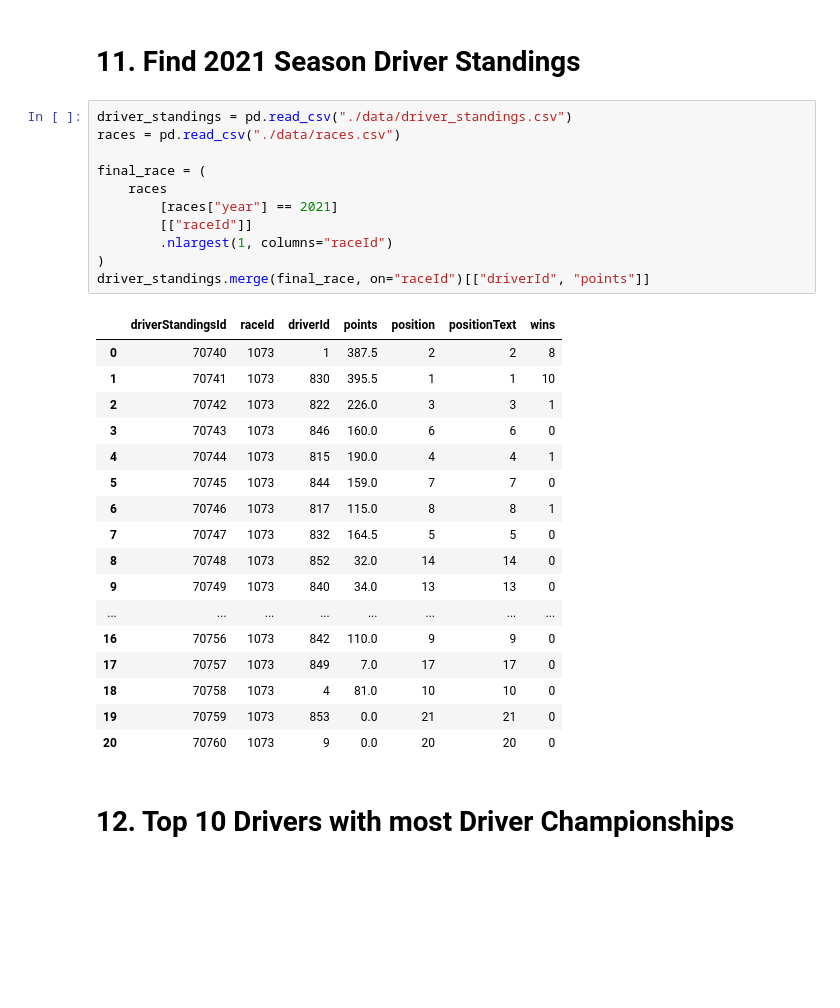
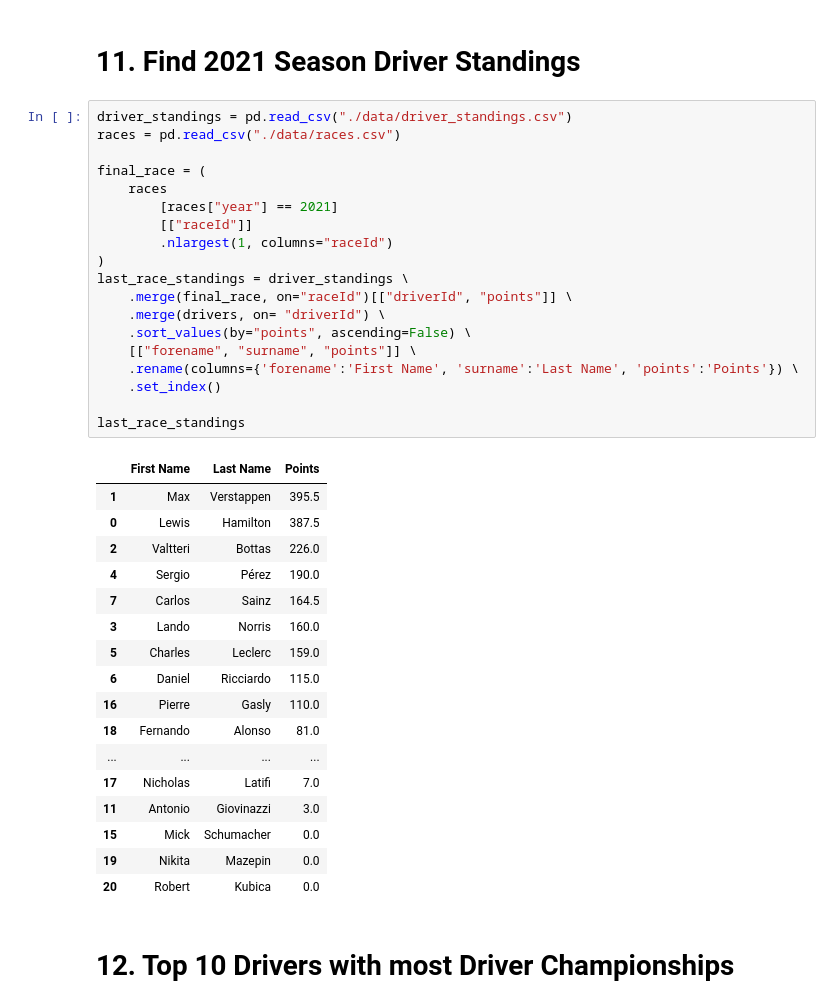
Before and after one commit to emarakakis/F1_Analysis, a Jupyter notebook: drivers.ipynb, the cells around one changed output. Cells and saved outputs as stored; diff of their text form; blank space fills up the shorter version.

```diff
--- a/drivers.ipynb
+++ b/drivers.ipynb
@@ -308,31 +308,39 @@ drivers_raced
 # %%
 driver_standings = pd.read_csv("./data/driver_standings.csv")
 races = pd.read_csv("./data/races.csv")
 
 final_race = (
     races
         [races["year"] == 2021]
         [["raceId"]]
         .nlargest(1, columns="raceId")
 )
-driver_standings.merge(final_race, on="raceId")[["driverId", "points"]]
+last_race_standings = driver_standings \
+    .merge(final_race, on="raceId")[["driverId", "points"]] \
+    .merge(drivers, on= "driverId") \
+    .sort_values(by="points", ascending=False) \
+    [["forename", "surname", "points"]] \
+    .rename(columns={'forename':'First Name', 'surname':'Last Name', 'points':'Points'}) \
+    .set_index()
+
+last_race_standings
 # %% [output]
-|  | driverStandingsId | raceId | driverId | points | position | positionText | wins |
-| 0 | 70740 | 1073 | 1 | 387.5 | 2 | 2 | 8 |
-| 1 | 70741 | 1073 | 830 | 395.5 | 1 | 1 | 10 |
-| 2 | 70742 | 1073 | 822 | 226.0 | 3 | 3 | 1 |
-| 3 | 70743 | 1073 | 846 | 160.0 | 6 | 6 | 0 |
-| 4 | 70744 | 1073 | 815 | 190.0 | 4 | 4 | 1 |
-| 5 | 70745 | 1073 | 844 | 159.0 | 7 | 7 | 0 |
-| 6 | 70746 | 1073 | 817 | 115.0 | 8 | 8 | 1 |
-| 7 | 70747 | 1073 | 832 | 164.5 | 5 | 5 | 0 |
-| 8 | 70748 | 1073 | 852 | 32.0 | 14 | 14 | 0 |
-| 9 | 70749 | 1073 | 840 | 34.0 | 13 | 13 | 0 |
-| ... | ... | ... | ... | ... | ... | ... | ... |
-| 16 | 70756 | 1073 | 842 | 110.0 | 9 | 9 | 0 |
-| 17 | 70757 | 1073 | 849 | 7.0 | 17 | 17 | 0 |
-| 18 | 70758 | 1073 | 4 | 81.0 | 10 | 10 | 0 |
-| 19 | 70759 | 1073 | 853 | 0.0 | 21 | 21 | 0 |
-| 20 | 70760 | 1073 | 9 | 0.0 | 20 | 20 | 0 |
+|  | First Name | Last Name | Points |
+| 1 | Max | Verstappen | 395.5 |
+| 0 | Lewis | Hamilton | 387.5 |
+| 2 | Valtteri | Bottas | 226.0 |
+| 4 | Sergio | Pérez | 190.0 |
+| 7 | Carlos | Sainz | 164.5 |
+| 3 | Lando | Norris | 160.0 |
+| 5 | Charles | Leclerc | 159.0 |
+| 6 | Daniel | Ricciardo | 115.0 |
+| 16 | Pierre | Gasly | 110.0 |
+| 18 | Fernando | Alonso | 81.0 |
+| ... | ... | ... | ... |
+| 17 | Nicholas | Latifi | 7.0 |
+| 11 | Antonio | Giovinazzi | 3.0 |
+| 15 | Mick | Schumacher | 0.0 |
+| 19 | Nikita | Mazepin | 0.0 |
+| 20 | Robert | Kubica | 0.0 |
 # %% [markdown]
 # 12. Top 10 Drivers with most Driver Championships
```
